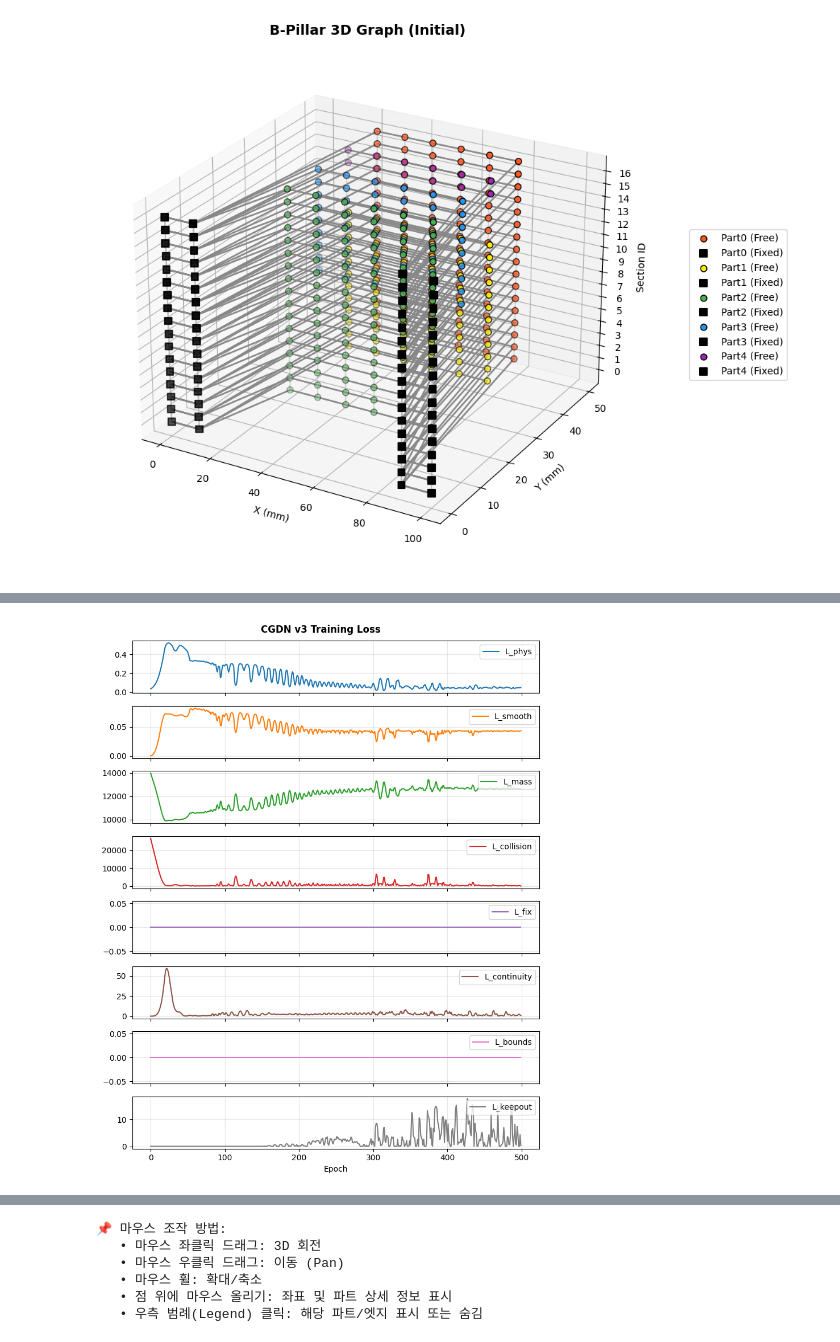
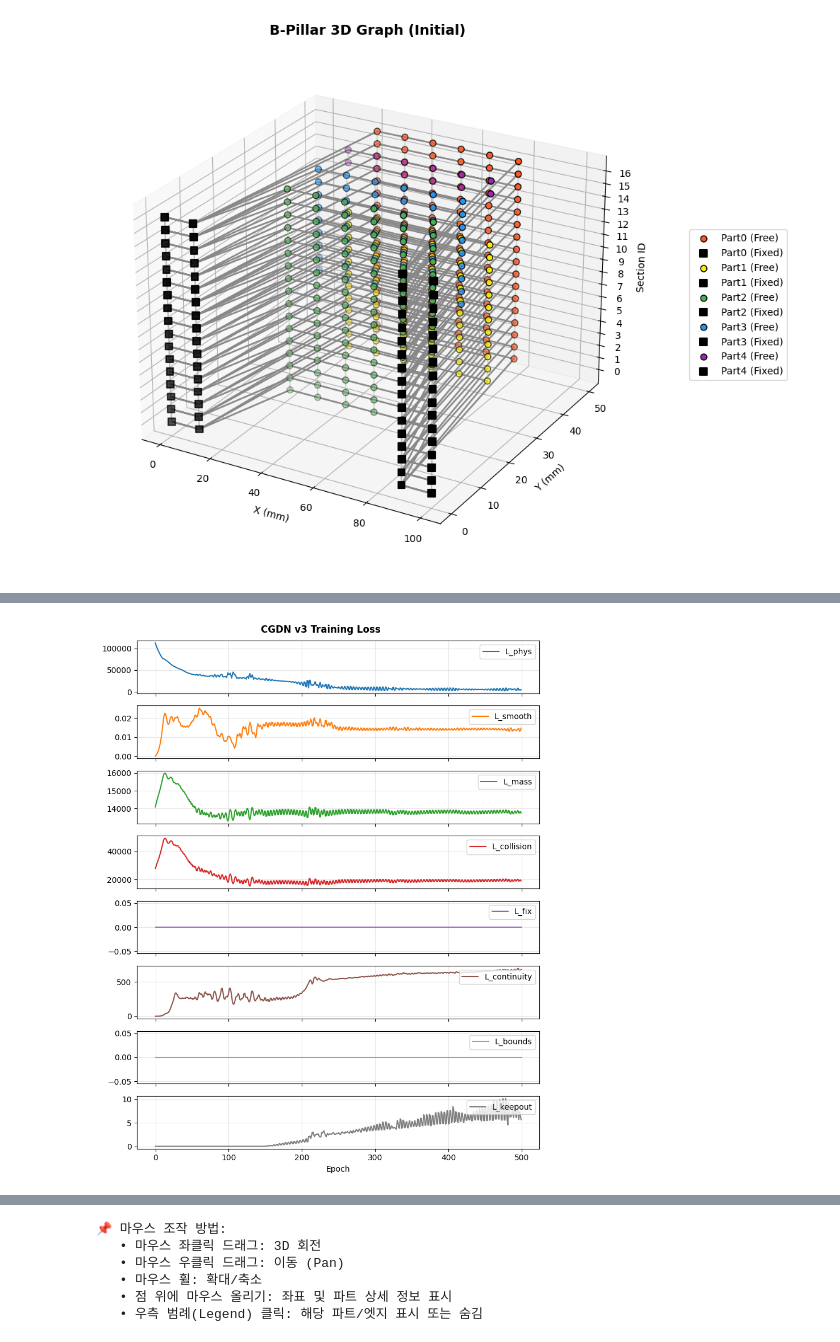
Before and after one commit to hc-Ryu/hmc_mlv, a Jupyter notebook: CGNN/20260309_yj.ipynb, the cells around one changed output, grey strips where cells are left out. Saved outputs shown, nothing was run; the diff lists cells and outputs as text; code cells hidden in the pictures.

```diff
--- a/CGNN/20260309_yj.ipynb
+++ b/CGNN/20260309_yj.ipynb
@@ -536,7 +536,7 @@ def get_curriculum_weights(epoch, total_epochs, warmup_ratio=0.3):
     s_collision  = 1.0
     s_fix        = 1.0
     s_continuity = 1.0
-    s_bounds     = progress
+    s_bounds     = 1.0
     s_keepout    = progress
     return s_phys, s_smooth, s_mass, s_collision, s_fix, s_continuity, s_bounds, s_keepout
 
@@ -599,11 +599,13 @@ def train_step(model, data, optimizer, target_mps, target_area, bounds, keepout,
         target_mp_section = torch.tensor(target_mps[section_int], dtype=torch.float32, device=x.device)
 
         l_phys_section = ((pred_mp_section - target_mp_section) / target_mp_section) ** 2
+        l_phys_section = (pred_mp_section - target_mp_section) ** 2
+        # l_phys_section = abs(pred_mp_section - target_mp_section)
         l_phys_total += l_phys_section.squeeze()
         pred_mp_sections.append(pred_mp_section.item())
 
     num_sections = len(unique_sections)
-    l_phys_total = l_phys_total / num_sections
+    l_phys_total = torch.sqrt(l_phys_total) / num_sections
     pred_mp_sections = np.array(pred_mp_sections)
 
     ## ── 커리큘럼 가중치 (0→1 multiplier) ──
@@ -692,12 +694,12 @@ def training(model, data, optimizer, target_mps, target_area, bounds, keepout, m
             target_mp_str = ', '.join(f'{target_mps[k]:.0f}' for k in sorted(target_mps))
             print(
                 f"Epoch {epoch:03d} | "
-                f"Loss: {info['loss']:.4f} | \n  "
-                f"Mp: {info['pred_mp']} / [{target_mp_str}] | \n  "
+                f"Loss: {info['loss']:.4f} | \n    "
+                f"Mp: {info['pred_mp']} / [{target_mp_str}] | \n    "
                 f"Phys: {info['l_phys']:.4f}  "
                 f"Smth: {info['l_smooth']:.4f}  "
                 f"area: {info['area']:.4f} / {target_area:.4f}  "
-                f"Mass: {info['l_mass']:.4f}  "
+                f"Mass: {info['l_mass']:.4f}  \n    "
                 f"Coll: {info['l_collision']:.4f}  "
                 f"Fix: {info['l_fix']:.4f}  "
                 f"Cont: {info['l_continuity']:.4f}  "
@@ -978,35 +980,35 @@ if __name__ == "__main__":
     learning_rate    = 1e-3
     weight_decay     = 1e-4
     max_epochs       = 500
-    target_mps       = {0: 1500000,
-                        1: 1500000,
+    target_mps       = {0: 1300000,
+                        1: 1400000,
                         2: 1500000,
-                        3: 1500000,
-                        4: 1500000,
-                        5: 1500000,
-                        6: 1500000,
-                        7: 1500000,
+                        3: 1600000,
+                        4: 1700000,
+                        5: 1800000,
+                        6: 1900000,
+                        7: 2000000,
                         8: 2000000,
-                        9: 2000000,
-                        10: 2000000,
+                        9: 2500000,
+                        10: 2500000,
                         11: 2000000,
-                        12: 1500000,
+                        12: 1700000,
                         13: 1500000,
-                        14: 1500000,
+                        14: 1200000,
                         15: 1200000,
-                        16: 1200000,
+                        16: 1000000,
                         }
     target_area      = 0
     warmup_ratio     = 0.3
     device = torch.device('cuda' if torch.cuda.is_available() else 'cpu')
-    weights          = {'w_phys': 10000.0,
-                        'w_smooth': 0.0,
-                        'w_mass': 0.0,
-                        'w_collision': 1.0,
+    weights          = {'w_phys': 1.0,
+                        'w_smooth': 1.0,
+                        'w_mass': 0.00001,
+                        'w_collision': 0.01,
                         'w_fix': 100.0,
-                        'w_continuity': 10.0,
+                        'w_continuity': 0.01,
                         'w_bounds': 100.0,
-                        'w_keepout': 100.0}
+                        'w_keepout': 1000.0}
     model = CGDN(in_channels=in_channels,
                  hidden_channels=hidden_channels,
                  num_layers=num_layers,
@@ -1061,4 +1063,4 @@ Epoch 499 | Loss: 575.7864 | Mp: [1203759.125 1203535.25  1203817.25  1203680.25
-[figure, old version]
+[figure, new version]
 # %%
 ## 2D Section-by-Section Visualization (v3: 열 인덱스 업데이트)
 ## ─────────────────────────────────────────────────────────────
```
Also changed, not shown: parts of 3 cells of this notebook.
